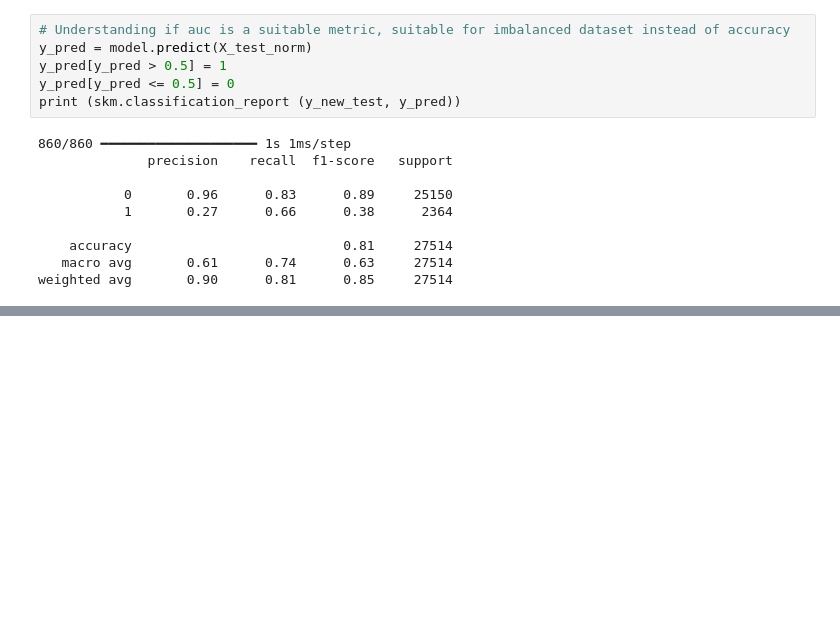
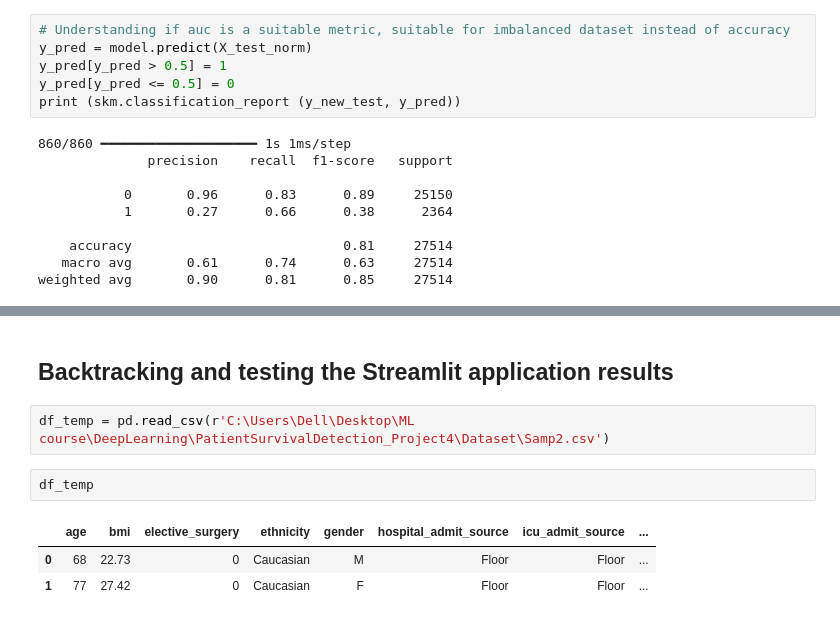
Before and after one commit to Lalasa1234/PatientSurvivalDetection, a Jupyter notebook: Model/PatientSurvivalCode.ipynb, the cells around one changed output, grey strips where cells are left out. Cells and saved outputs as stored; diff of their text form; blank space fills up the shorter version.

```diff
--- a/Model/PatientSurvivalCode.ipynb
+++ b/Model/PatientSurvivalCode.ipynb
@@ -1031,0 +1079,10 @@ weighted avg       0.90      0.85      0.87     27514
+# %% [markdown]
+## Backtracking and testing the Streamlit application results ##
+# %%
+df_temp = pd.read_csv(r'C:\Users\Dell\Desktop\ML course\DeepLearning\PatientSurvivalDetection_Project4\Dataset\Samp2.csv')
+# %%
+df_temp
+# %% [output]
+|  | age | bmi | elective_surgery | ethnicity | gender | hospital_admit_source | icu_admit_source | ... |
+| 0 | 68 | 22.73 | 0 | Caucasian | M | Floor | Floor | ... |
+| 1 | 77 | 27.42 | 0 | Caucasian | F | Floor | Floor | ... |
```
Also changed, not shown: parts of 33 cells of this notebook.
